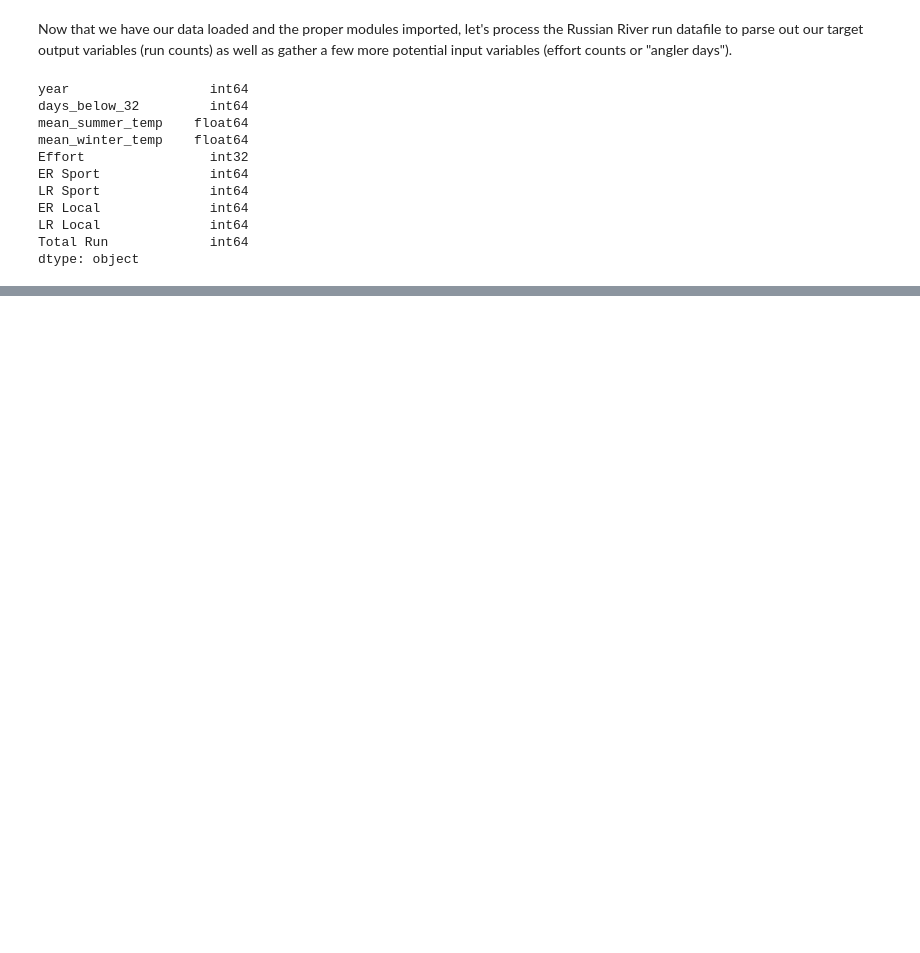
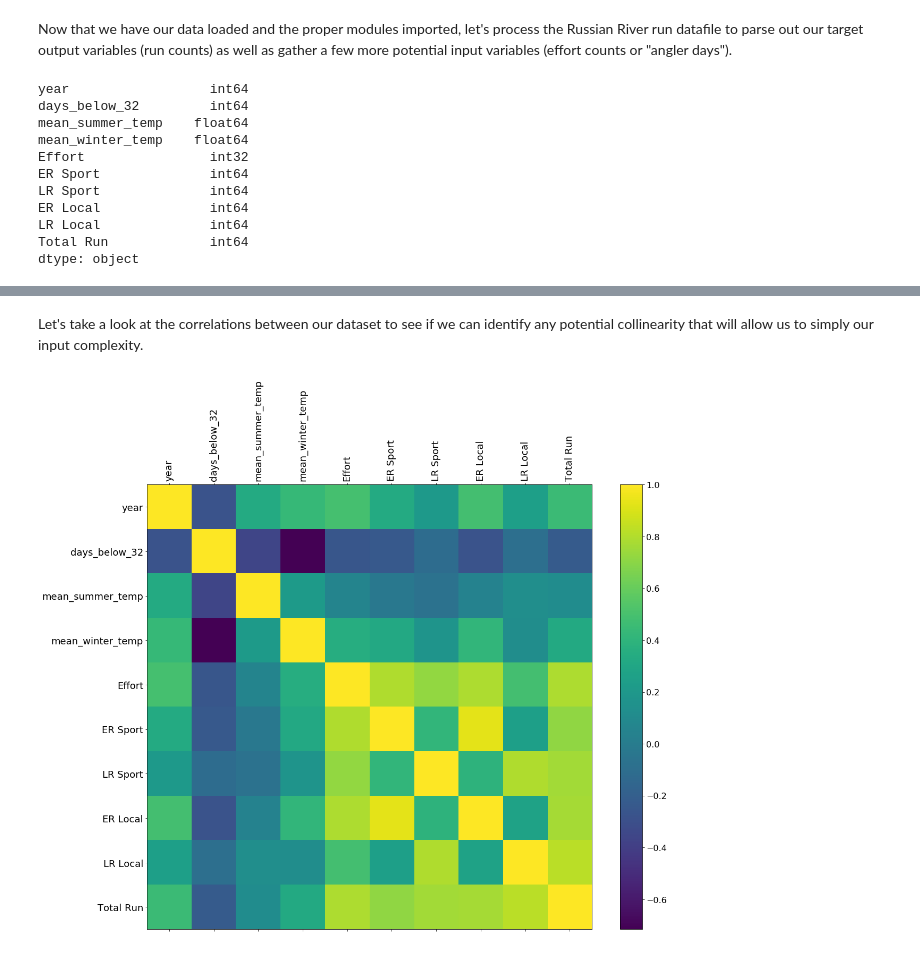
Before and after one commit to hillari/project-runcast, a Jupyter notebook: runcast_linear_regression.ipynb, the cells around one changed output, grey strips where cells are left out. Saved outputs shown, nothing was run; the diff lists cells and outputs as text; code cells hidden in the pictures; blank space fills up the shorter version.

```diff
--- a/runcast_linear_regression.ipynb
+++ b/runcast_linear_regression.ipynb
@@ -39,0 +73,13 @@ dtype: object
+# %% [markdown]
+Let's take a look at the correlations between our dataset to see if we can identify any
+potential collinearity that will allow us to simply our input complexity.
+# %%
+matrix = model_data.corr()
+correlations = plt.figure(figsize=(19,15))
+plt.matshow(matrix, fignum=correlations.number)
+plt.xticks(range(model_data.shape[1]), model_data.columns, rotation=90, fontsize=18)
+plt.yticks(range(model_data.shape[1]), model_data.columns, fontsize=18)
+cb = plt.colorbar()
+cb.ax.tick_params(labelsize=16)
+# %% [output]
+[figure, added]
```
Also changed, not shown: parts of 3 cells of this notebook.
